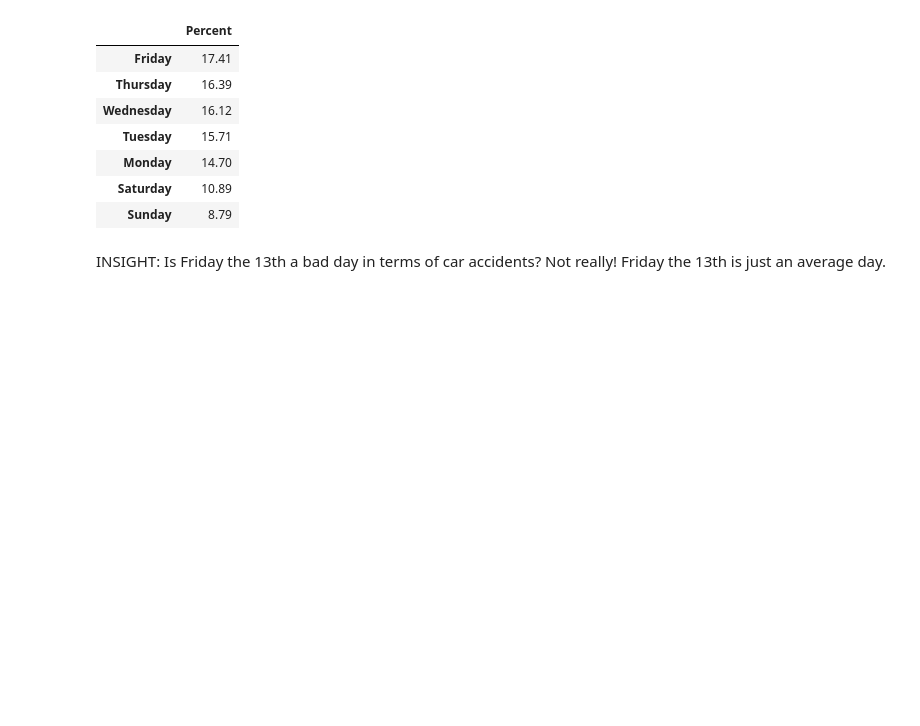
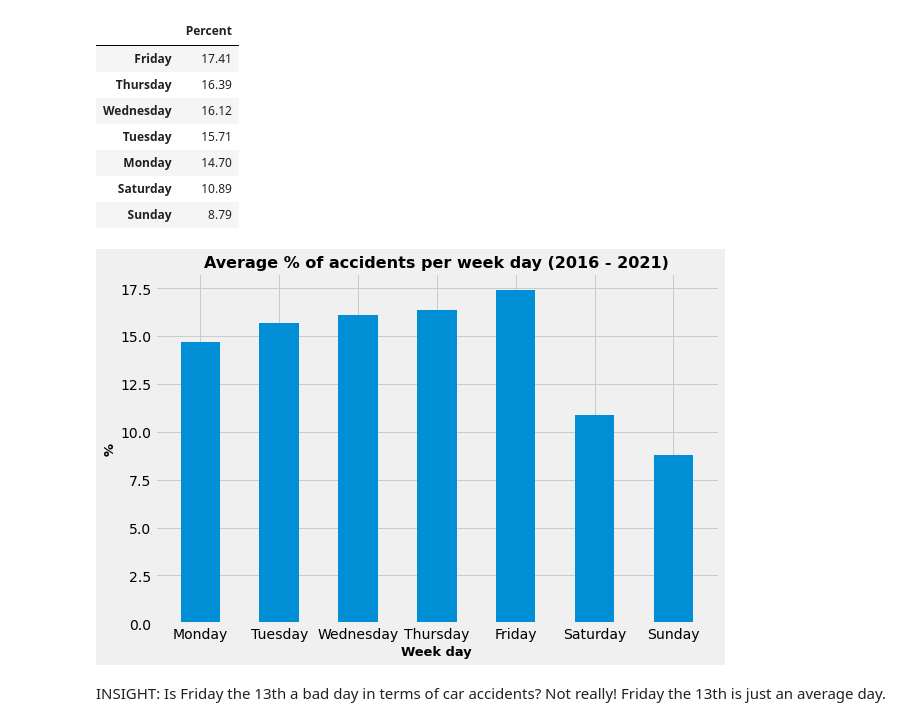
Before and after one commit to lyubol/Exploratory-Data-Analysis, a Jupyter notebook: EDA - US Accidents/US Accidents-checkpoint.ipynb, the cells around one changed output. Cells and saved outputs as stored; diff of their text form; code cells hidden in the pictures; blank space fills up the shorter version.

```diff
--- a/EDA - US Accidents/US Accidents-checkpoint.ipynb
+++ b/EDA - US Accidents/US Accidents-checkpoint.ipynb
@@ -749,11 +758,14 @@ df["Start_Day"]  = df["Start_Time"].dt.day
 
 df_accidents_by_day_percent = df["Start_Day_of_week"].value_counts() / df["Start_Day_of_week"].value_counts().sum() * 100
 
-(df_accidents_by_day_percent
+df_accidents_by_day_percent = (
+    df_accidents_by_day_percent
     .round(2)
     .to_frame()
     .rename(columns={"Start_Day_of_week":"Percent"})
 )
+
+df_accidents_by_day_percent
 # %% [output]
 |  | Percent |
 | Friday | 17.41 |
@@ -768,3 +778,28 @@ df_accidents_by_day_percent = df["Start_Day_of_week"].value_counts() / df["Start
+# %%
+# Visualize average percent of total accidents by week day, using a bar chart to clearly show the difference between the compared groups.
+
+lookup_days = {
+    "Monday":1,
+    "Tuesday":2,
+    "Wednesday":3,
+    "Thursday":4,
+    "Friday":5,
+    "Saturday":6,
+    "Sunday":7,
+}
+
+df_accidents_by_day_percent["Day_Num"] = df_accidents_by_day_percent.index.map(lookup_days)
+df_accidents_by_day_percent = df_accidents_by_day_percent.sort_values("Day_Num")
+
+
+plt_size = plt.figure(figsize=(9,6))
+plt.bar(df_accidents_by_day_percent.index, df_accidents_by_day_percent["Percent"], width=0.5)
+plt.title("Average % of accidents per week day (2016 - 2021)", fontsize=16, fontweight="bold")
+plt.xlabel("Week day", fontsize=13, fontweight="bold")
+plt.ylabel("%", fontsize=13, fontweight="bold")
+plt.show()
+# %% [output]
+[figure, added]
 # %% [markdown]
 INSIGHT: Is Friday the 13th a bad day in terms of car accidents? Not really! Friday the 13th is just an average day.
 # %%
```
Also changed, not shown: parts of 8 cells of this notebook.
